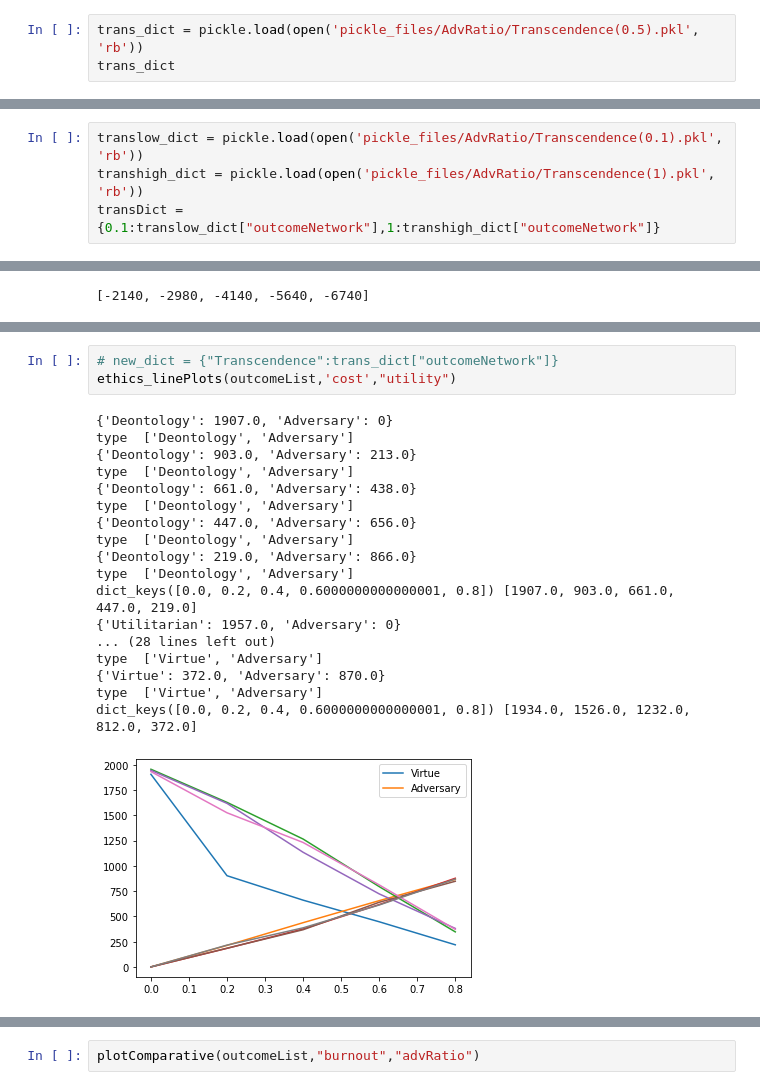
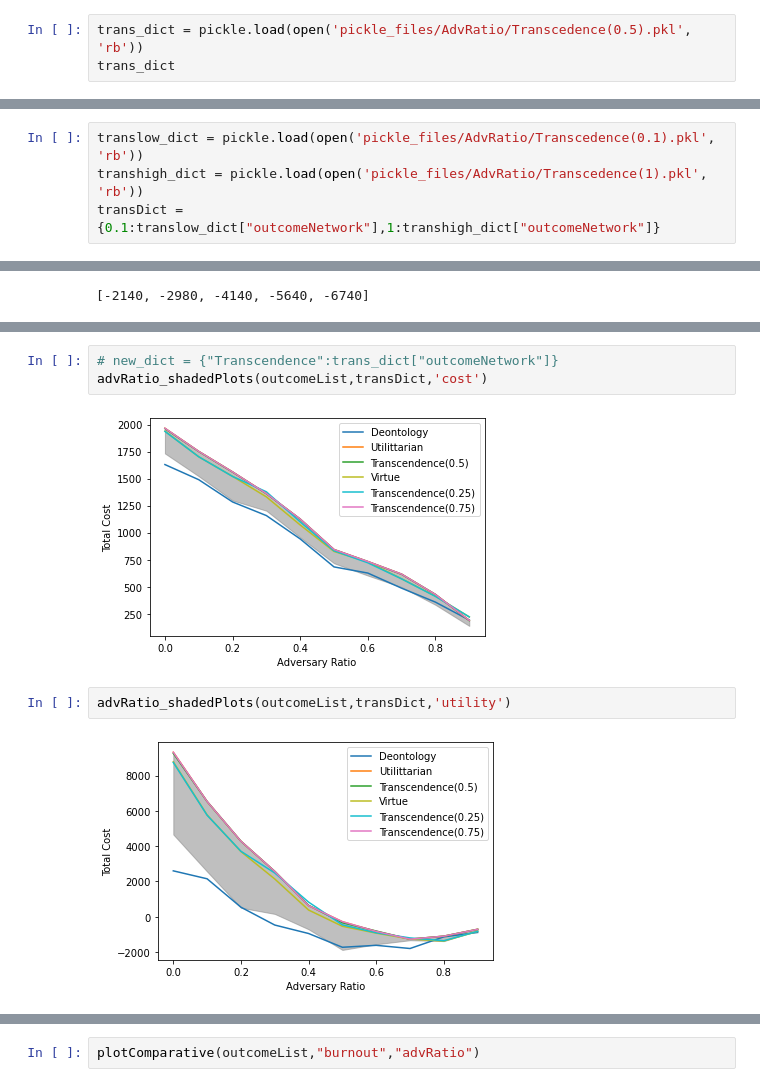
Before and after one commit to WSL-IIITB/SPECTRA, a Jupyter notebook: result_analysis.ipynb, the cells around one changed output, grey strips where cells are left out. Saved outputs shown, nothing was run; the diff lists cells and outputs as text.

```diff
--- a/result_analysis.ipynb
+++ b/result_analysis.ipynb
@@ -113,5 +127,5 @@ virtue_dict
 # %%
-trans_dict = pickle.load(open('pickle_files/AdvRatio/Transcendence(0.5).pkl', 'rb'))
+trans_dict = pickle.load(open('pickle_files/AdvRatio/Transcedence(0.5).pkl', 'rb'))
 trans_dict
 # %% [output]
 {'msgUtility': 10,
@@ -129,5 +148,5 @@ trans_dict
 # %%
-translow_dict = pickle.load(open('pickle_files/AdvRatio/Transcendence(0.1).pkl', 'rb'))
-transhigh_dict = pickle.load(open('pickle_files/AdvRatio/Transcendence(1).pkl', 'rb'))
+translow_dict = pickle.load(open('pickle_files/AdvRatio/Transcedence(0.1).pkl', 'rb'))
+transhigh_dict = pickle.load(open('pickle_files/AdvRatio/Transcedence(1).pkl', 'rb'))
 transDict = {0.1:translow_dict["outcomeNetwork"],1:transhigh_dict["outcomeNetwork"]}
 # %%
@@ -286,25 +320,12 @@ Text(0, 0.5, 'Total Cost')
 # %%
 # new_dict = {"Transcendence":trans_dict["outcomeNetwork"]}
-ethics_linePlots(outcomeList,'cost',"utility")
+advRatio_shadedPlots(outcomeList,transDict,'cost')
 # %% [output]
-{'Deontology': 1907.0, 'Adversary': 0}
-type  ['Deontology', 'Adversary']
-{'Deontology': 903.0, 'Adversary': 213.0}
-type  ['Deontology', 'Adversary']
-{'Deontology': 661.0, 'Adversary': 438.0}
-type  ['Deontology', 'Adversary']
-{'Deontology': 447.0, 'Adversary': 656.0}
-type  ['Deontology', 'Adversary']
-{'Deontology': 219.0, 'Adversary': 866.0}
-type  ['Deontology', 'Adversary']
-dict_keys([0.0, 0.2, 0.4, 0.6000000000000001, 0.8]) [1907.0, 903.0, 661.0, 447.0, 219.0]
-{'Utilitarian': 1957.0, 'Adversary': 0}
-... (28 lines left out)
-type  ['Virtue', 'Adversary']
-{'Virtue': 372.0, 'Adversary': 870.0}
-type  ['Virtue', 'Adversary']
-dict_keys([0.0, 0.2, 0.4, 0.6000000000000001, 0.8]) [1934.0, 1526.0, 1232.0, 812.0, 372.0]
-[figure, old version]
+[figure, new version]
+# %%
+advRatio_shadedPlots(outcomeList,transDict,'utility')
+# %% [output]
+[figure, added]
 # %%
 plotComparative(outcomeList,"cost","advRatio")
 # %% [output]
```
Also changed, not shown: parts of 15 cells of this notebook, 21 other files.
